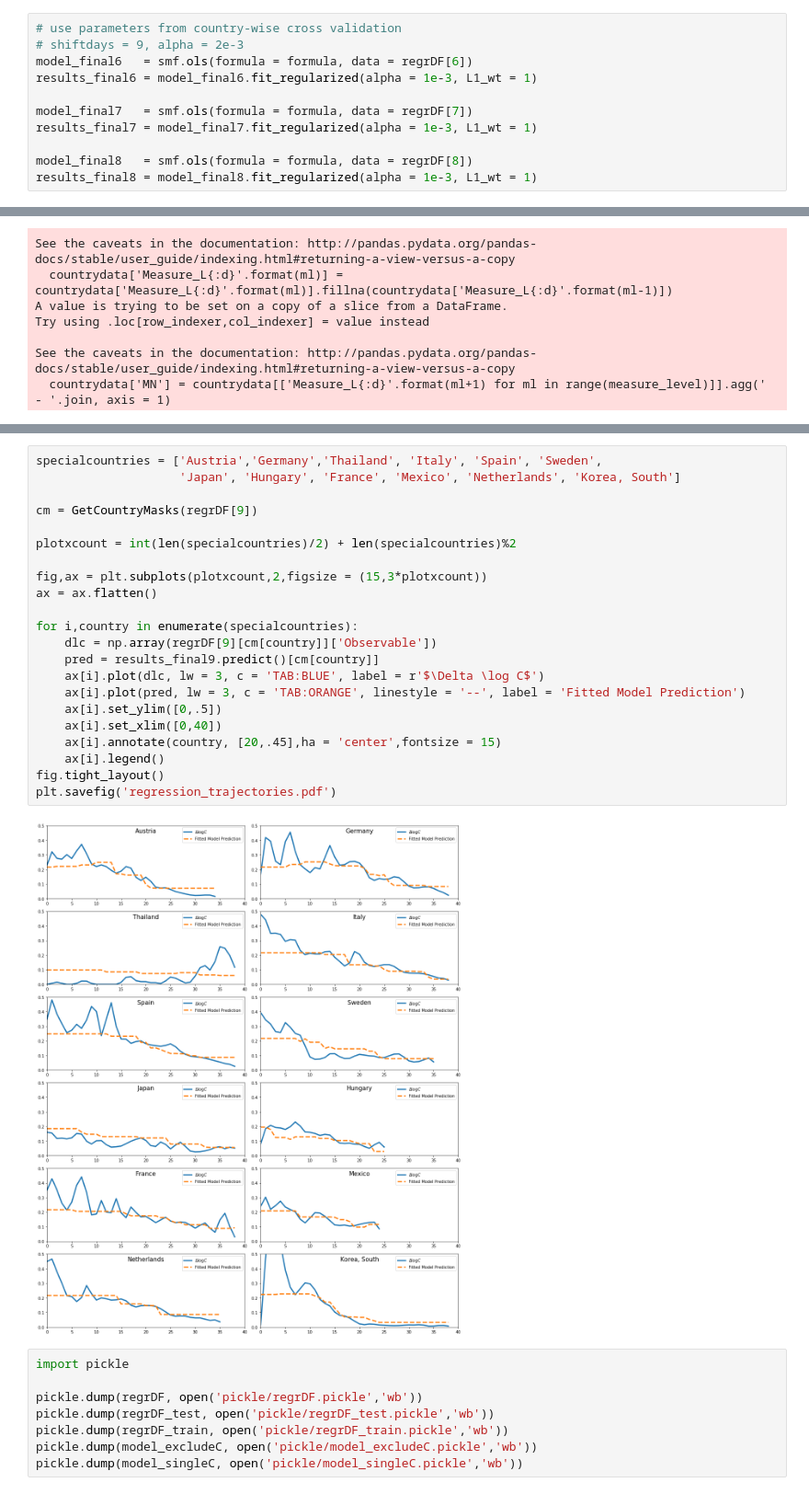
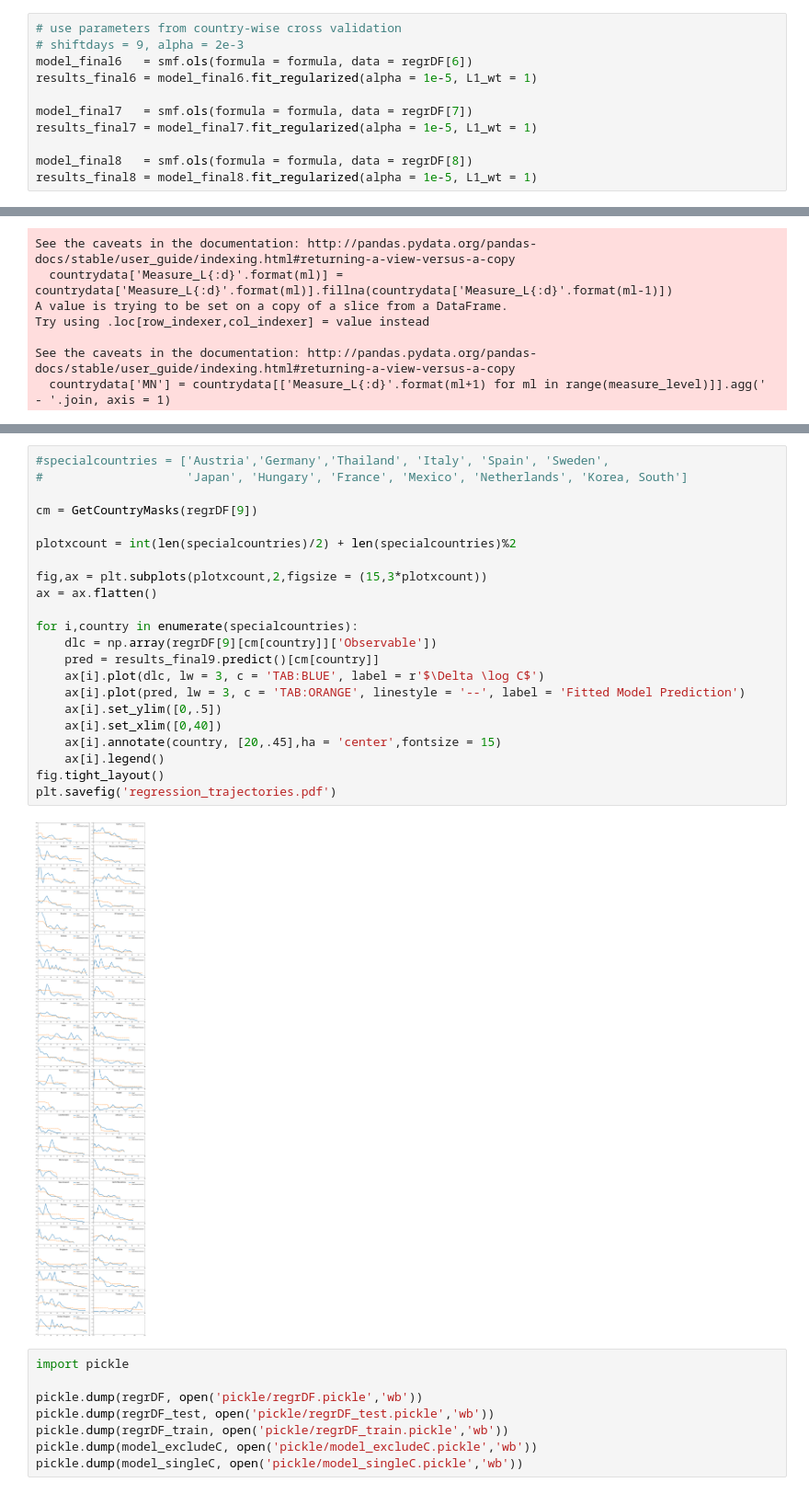
Before and after one commit to lukasgeyrhofer/corona, a Jupyter notebook: regression measures.ipynb, the cells around one changed output, grey strips where cells are left out. Shown at 92% size. Drawn from its saved outputs; the diff is of its cells as text.

```diff
--- a/regression measures.ipynb
+++ b/regression measures.ipynb
@@ -498,13 +498,13 @@ plt.savefig('loglikelihood_Xval_rnd10.pdf')
 # use parameters from country-wise cross validation
 # shiftdays = 9, alpha = 2e-3
 model_final6   = smf.ols(formula = formula, data = regrDF[6])
-results_final6 = model_final6.fit_regularized(alpha = 1e-3, L1_wt = 1)
+results_final6 = model_final6.fit_regularized(alpha = 1e-5, L1_wt = 1)
 
 model_final7   = smf.ols(formula = formula, data = regrDF[7])
-results_final7 = model_final7.fit_regularized(alpha = 1e-3, L1_wt = 1)
+results_final7 = model_final7.fit_regularized(alpha = 1e-5, L1_wt = 1)
 
 model_final8   = smf.ols(formula = formula, data = regrDF[8])
-results_final8 = model_final8.fit_regularized(alpha = 1e-3, L1_wt = 1)
+results_final8 = model_final8.fit_regularized(alpha = 1e-5, L1_wt = 1)
 # %%
 colornames = [cn for cn in matplotlib.colors.TABLEAU_COLORS.keys() if (cn.upper() != 'TAB:WHITE' and cn.upper() != 'TAB:GRAY')]
 
@@ -613,27 +613,27 @@ plt.savefig('effects_measures.pdf')
 # %%
-specialcountries = ['Austria','Germany','Thailand', 'Italy', 'Spain', 'Sweden',
-                    'Japan', 'Hungary', 'France', 'Mexico', 'Netherlands', 'Korea, South']
+#specialcountries = ['Austria','Germany','Thailand', 'Italy', 'Spain', 'Sweden',
+#                    'Japan', 'Hungary', 'France', 'Mexico', 'Netherlands', 'Korea, South']
 
 cm = GetCountryMasks(regrDF[9])
 
 plotxcount = int(len(specialcountries)/2) + len(specialcountries)%2
 
 fig,ax = plt.subplots(plotxcount,2,figsize = (15,3*plotxcount))
 ax = ax.flatten()
 
 for i,country in enumerate(specialcountries):
     dlc = np.array(regrDF[9][cm[country]]['Observable'])
     pred = results_final9.predict()[cm[country]]
     ax[i].plot(dlc, lw = 3, c = 'TAB:BLUE', label = r'$\Delta \log C$')
     ax[i].plot(pred, lw = 3, c = 'TAB:ORANGE', linestyle = '--', label = 'Fitted Model Prediction')
     ax[i].set_ylim([0,.5])
     ax[i].set_xlim([0,40])
     ax[i].annotate(country, [20,.45],ha = 'center',fontsize = 15)
     ax[i].legend()
 fig.tight_layout()
 plt.savefig('regression_trajectories.pdf')
 # %% [output]
-[figure, old version]
+[figure, new version]
 # %%
 import pickle
 
```
Also changed, not shown: parts of 9 cells of this notebook.
